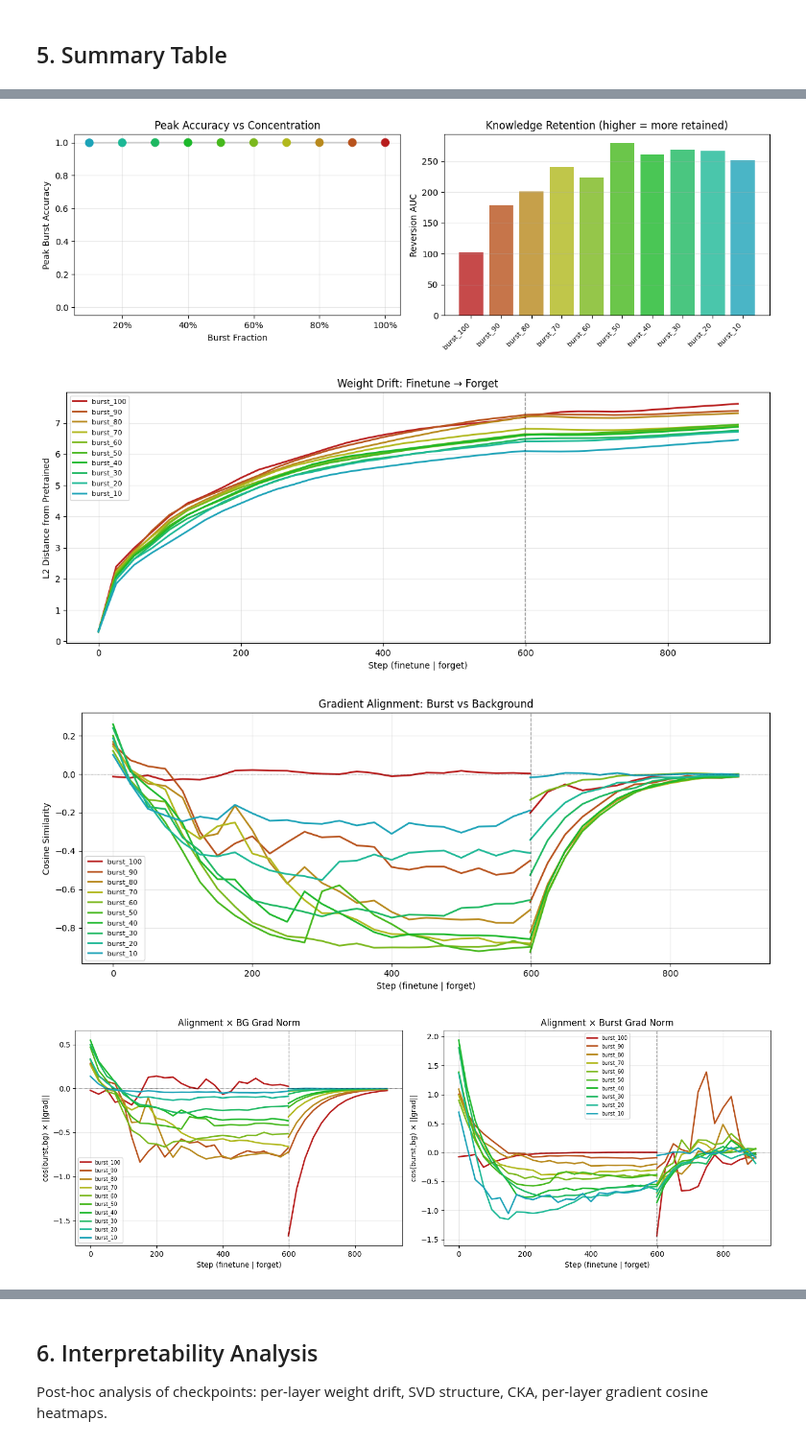
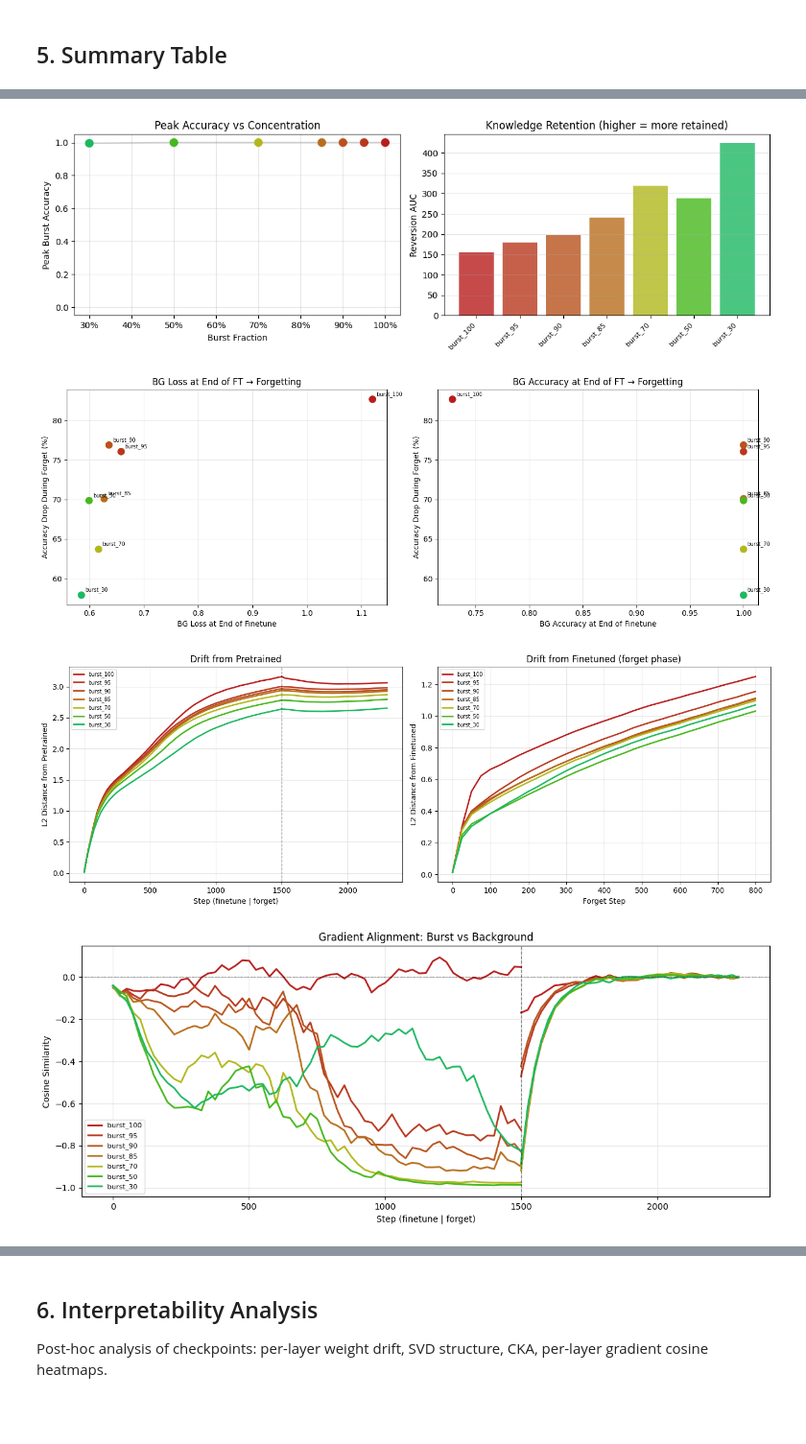
Before and after one commit to ipdimitrov/compositional_capabilities_burst, a Jupyter notebook: notebooks/burst_simple.ipynb, the cells around one changed output, grey strips where cells are left out. Shown at 96% size. Cells and saved outputs as stored; diff of their text form; code cells hidden in the pictures; blank space fills up the shorter version.

Commit message:
add report curves

```diff
--- a/notebooks/burst_simple.ipynb
+++ b/notebooks/burst_simple.ipynb
@@ -56,10 +62,10 @@ Each run loads the same pretrained checkpoint. Edit `FRACS` to test different co
 import torch.multiprocessing as mp
 from simple.finetune import _finetune_worker
 
-FRACS = [1.0, 0.9, 0.8, 0.7, 0.6, 0.5, 0.4, 0.3, 0.2, 0.1]  # sweep these
+FRACS = [1.0, 0.95, 0.9, 0.85, 0.7, 0.5, 0.3]
 
 jobs = [dict(data=data, pretrain_ckpt=pt["ckpt_path"], out_dir=f"{OUT}/finetune",
-             burst_frac=frac, steps=800, seed=SEED, quiet=True)
+             burst_frac=frac, steps=1500, lr=5e-5, seed=SEED, quiet=True)
         for frac in FRACS]
 
 ctx = mp.get_context("spawn")
@@ -85,7 +88,7 @@ for r in ft_results:
 from simple.forget import _forget_worker
 
 jobs = [dict(data=data, finetune_ckpt=ft["ckpt_path"], out_dir=f"{OUT}/forget",
-             pretrain_ckpt=pt["ckpt_path"], steps=300, seed=SEED, quiet=True)
+             pretrain_ckpt=pt["ckpt_path"], steps=800, lr=1e-4, seed=SEED, quiet=True)
         for ft in ft_results]
 
 with ctx.Pool(len(ft_results)) as pool:
@@ -132,6 +129,10 @@ fig, axes = plt.subplots(1, 2, figsize=(12, 4))
 report.plot_peak_vs_frac(ft_results, axes[0])
 report.plot_retention_vs_frac(fg_results, axes[1])
 fig.tight_layout()
+plt.show()
+
+# BG loss/acc at end of FT vs forgetting severity
+fig = report.plot_bg_loss_vs_forgetting(ft_results, fg_results)
 plt.show()
 
 # Weight drift: continuous finetune→forget
@@ -162,4 +163,4 @@ plt.show()
-[figure, old version]
+[figure, new version]
-[figure, old version]
+[figure, new version]
-[figure, old version]
+[figure, new version]
-[figure, old version]
+[figure, new version]
```
Also changed, not shown: parts of 10 cells of this notebook, 1 other file.
